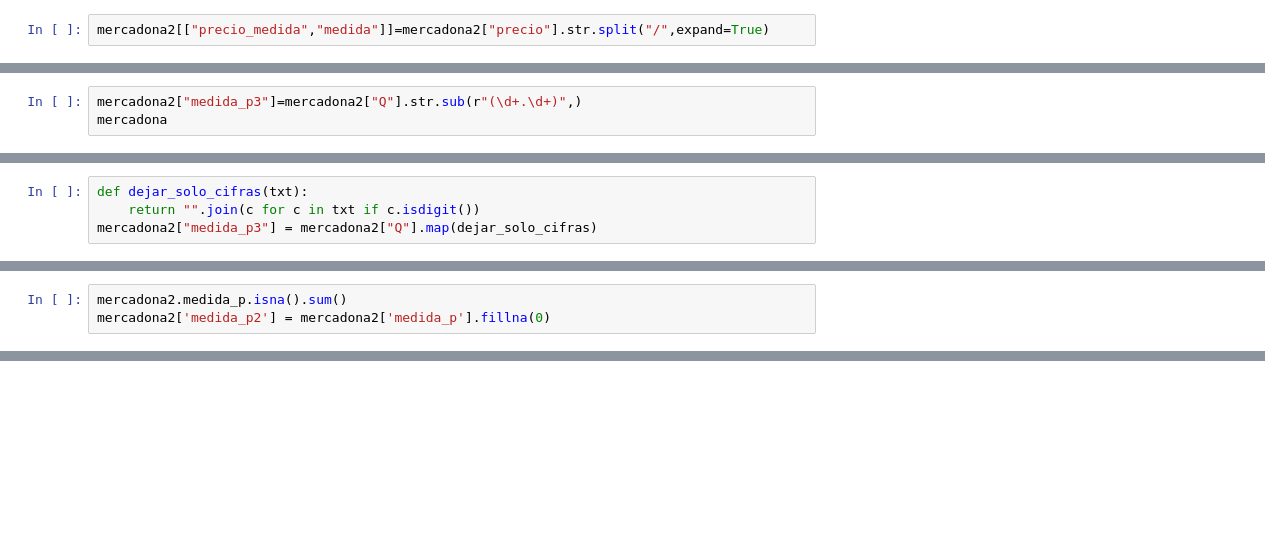
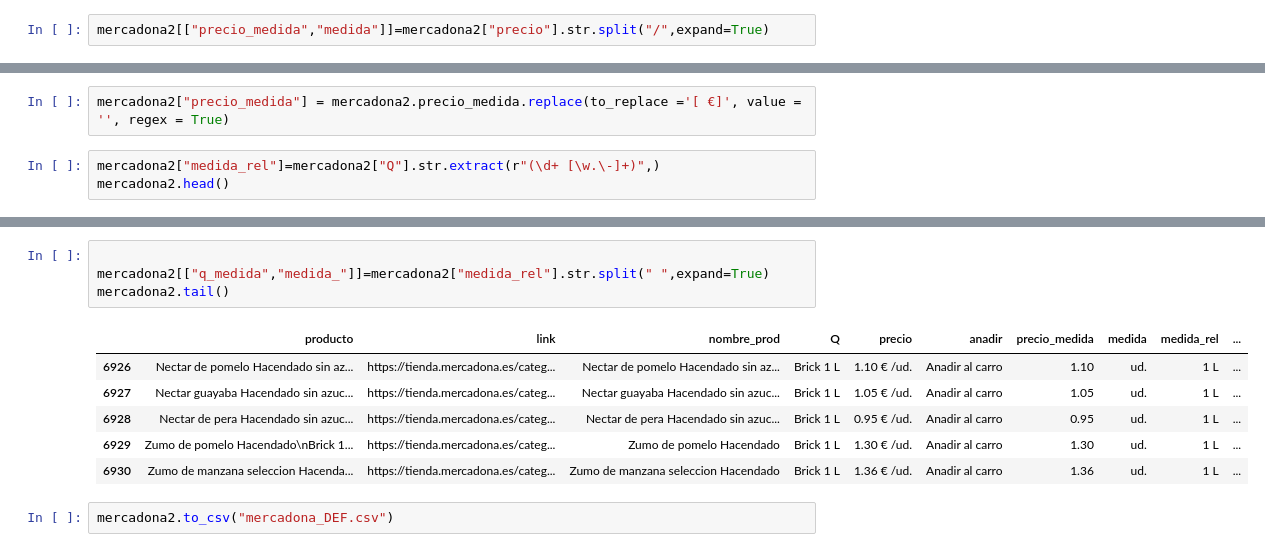
Before and after one commit to silviarico/Mi-Super-Cheap, a Jupyter notebook: Mercadona.ipynb, the cells around one changed output, grey strips where cells are left out. Saved outputs shown, nothing was run; the diff lists cells and outputs as text; blank space fills up the shorter version.

```diff
--- a/Mercadona.ipynb
+++ b/Mercadona.ipynb
@@ -213,3 +212,5 @@ mercadona2["precio1"] = round(pd.to_numeric(mercadona2.precio_medida.replace(to_
+# %%
+mercadona2["precio_medida"] = mercadona2.precio_medida.replace(to_replace ='[ €]', value = '', regex = True)
 # %%
-mercadona2["medida_p3"]=mercadona2["Q"].str.sub(r"(\d+.\d+)",)
-mercadona
+mercadona2["medida_rel"]=mercadona2["Q"].str.extract(r"(\d+ [\w.\-]+)",)
+mercadona2.head()
@@ -216,4 +223,0 @@ mercadona
-# %%
-def dejar_solo_cifras(txt):
-    return "".join(c for c in txt if c.isdigit())
-mercadona2["medida_p3"] = mercadona2["Q"].map(dejar_solo_cifras)
@@ -240,3 +223,0 @@ array(['5', '1', '3', '750', '200', '500', '250', '450', '280', '300',
-# %%
-mercadona2.medida_p.isna().sum()
-mercadona2['medida_p2'] = mercadona2['medida_p'].fillna(0)
@@ -606,0 +224,13 @@ lista_borrar=['Bandeja',
+# %%
+
+mercadona2[["q_medida","medida_"]]=mercadona2["medida_rel"].str.split(" ",expand=True)
+mercadona2.tail()
+# %% [output]
+|  | producto | link | nombre_prod | Q | precio | anadir | precio_medida | medida | medida_rel | ... |
+| 6926 | Nectar de pomelo Hacendado sin az... | https://tienda.mercadona.es/categ... | Nectar de pomelo Hacendado sin az... | Brick 1 L | 1.10 € /ud. | Anadir al carro | 1.10 | ud. | 1 L | ... |
+| 6927 | Nectar guayaba Hacendado sin azuc... | https://tienda.mercadona.es/categ... | Nectar guayaba Hacendado sin azuc... | Brick 1 L | 1.05 € /ud. | Anadir al carro | 1.05 | ud. | 1 L | ... |
+| 6928 | Nectar de pera Hacendado sin azuc... | https://tienda.mercadona.es/categ... | Nectar de pera Hacendado sin azuc... | Brick 1 L | 0.95 € /ud. | Anadir al carro | 0.95 | ud. | 1 L | ... |
+| 6929 | Zumo de pomelo Hacendado\nBrick 1... | https://tienda.mercadona.es/categ... | Zumo de pomelo Hacendado | Brick 1 L | 1.30 € /ud. | Anadir al carro | 1.30 | ud. | 1 L | ... |
+| 6930 | Zumo de manzana seleccion Hacenda... | https://tienda.mercadona.es/categ... | Zumo de manzana seleccion Hacendado | Brick 1 L | 1.36 € /ud. | Anadir al carro | 1.36 | ud. | 1 L | ... |
+# %%
+mercadona2.to_csv("mercadona_DEF.csv")
```
Also changed, not shown: parts of 34 cells of this notebook, 5 other files.
